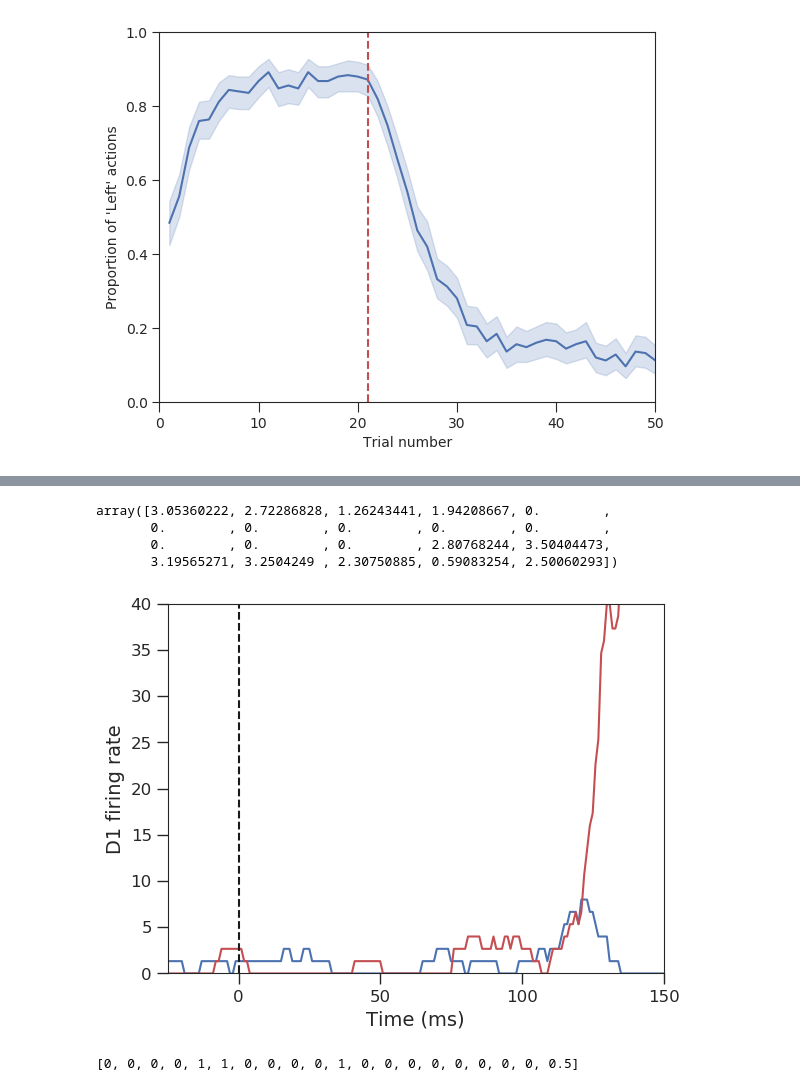
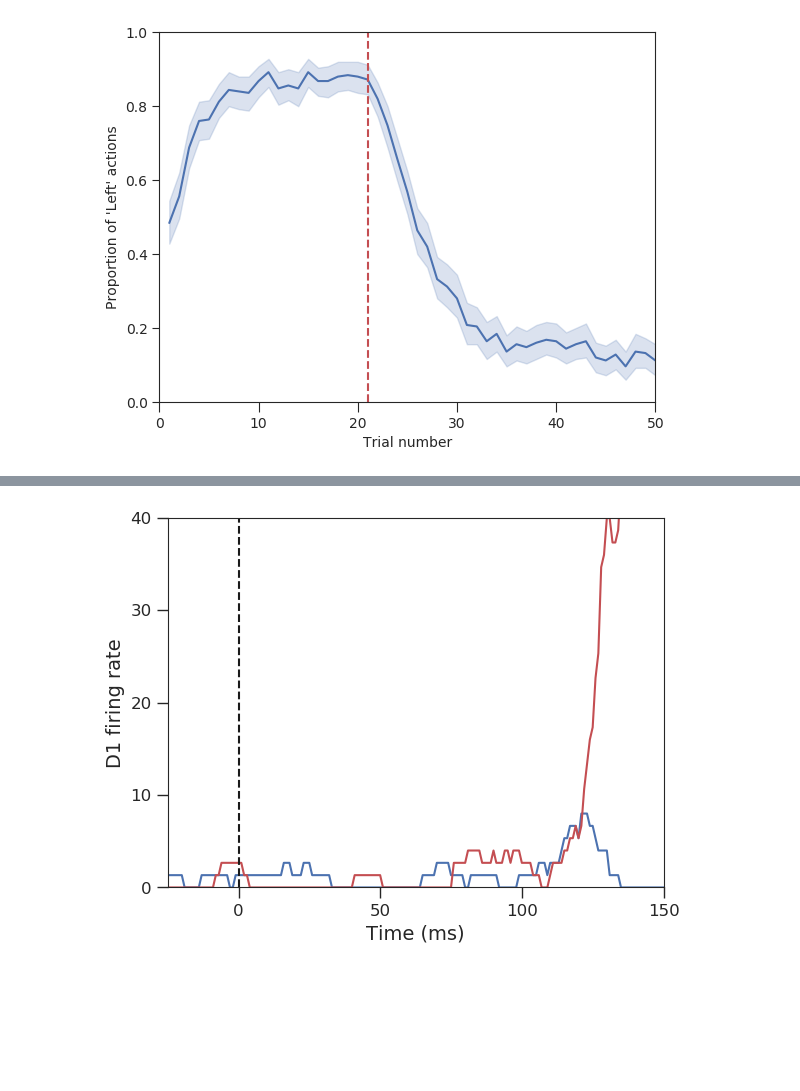
Before and after one commit to CoAxLab/AdaptiveCBGT, a Jupyter notebook: CBGT_Review_Demo.ipynb, the cells around one changed output, grey strips where cells are left out. Saved outputs shown, nothing was run; the diff lists cells and outputs as text; code cells hidden in the pictures; blank space fills up the shorter version.

```diff
--- a/CBGT_Review_Demo.ipynb
+++ b/CBGT_Review_Demo.ipynb
@@ -445,18 +187,18 @@ ng.setDirectory(saveTest)
 # %%
 # read in all population firing rates for all sims
 
-results = ng.readAllTrialResults(1,0,1,['popfreqs'])
+results = ng.readAllTrialResults(1,0,250,['popfreqs'])
 decisions = []
-for sn in range(1):
+for sn in range(250):
     decisions.append([])
     for result in results[sn]:
         decisions[sn].append(ng.findOutputs2(result)['decision made'])
 # %%
 # read in detailed info for the first 5 sims
 
-resultsB = ng.readAllTrialResults(1,0,3,['popfreqs','popweights','popQ1s','popQ2s','dopamine', 'popEs'])
+resultsB = ng.readAllTrialResults(1,0,5,['popfreqs','popweights','popQ1s','popQ2s','dopamine', 'popEs'])
 decisionsB = []
-for sn in range(1):
+for sn in range(5):
     decisionsB.append([])
     for result in resultsB[sn]:
         decisionsB[sn].append(ng.findOutputs2(result)['decision made'])
@@ -509,7 +251,7 @@ sns.set_style("ticks")
 
 plt.rcParams['axes.prop_cycle'] = cycler(color='brmrcmykg')
 
-confignum = 1
+confignum = 4
 repnum = 0
 
 result = resultsB[confignum][repnum]
@@ -544,13 +286,12 @@ result['popQ2s'].plot(x='Time (ms)', y='D1STR_0_0', ax=ax5)
 
 
 
-ax11.plot(reacttimes,reactions, marker='o', linestyle='None')
-ax11.plot(reacttimes, [1-x for x in volatile_pattern][:len(reacttimes)])
+ax11.plot(reacttimes,reactions, marker='o', linestyle='None', color='k')
 #ax11.plot([reacttimes[i] for i in [0,2,3,4]],[reactions[i] for i in [0,2,3,4]], marker='o', linestyle='None', markersize=10)
 #ax11.plot([reacttimes[i] for i in [1]],[reactions[i] for i in [1]], marker='o', linestyle='None', markersize=10)
 
 ax11.set_ylim(-0.25,1.25)
-#ax11.set_xlim(0,reacttimes[4]+700)
+ax11.set_xlim(0,reacttimes[4]+700)
 
 ax1.set_ylim(.0,125)
 ax2.set_ylim(.0,125)
@@ -607,5 +348,5 @@ ax7.locator_params(axis = 'y', nbins = 2)
 ax8.locator_params(axis = 'y', nbins = 2)
 ax9.locator_params(axis = 'y', nbins = 2)
 ax11.locator_params(axis = 'y', nbins = 1)
-#plt.savefig("fig2.svg")
+plt.savefig("fig2.png",dpi=1200)
 # %% [output]
@@ -756,31 +354,19 @@ dtype: float32
-# %%
-t1_epochs
-# %% [output]
-array([3.05360222, 2.72286828, 1.26243441, 1.94208667, 0.        ,
-       0.        , 0.        , 0.        , 0.        , 0.        ,
-       0.        , 0.        , 0.        , 2.80768244, 3.50404473,
-       3.19565271, 3.2504249 , 2.30750885, 0.59083254, 2.50060293])
 # %%
-# striatum inset figure
-
 shiftedtime = result['popfreqs'].copy()
 shiftedtime['Time (ms)'] = shiftedtime['Time (ms)'] - (reacttimes[0]+600)
 f, (ax1) = plt.subplots(1, 1)
 f.set_facecolor('w')
 shiftedtime.plot(x='Time (ms)', y='D1STR_0_0', ax=ax1)
 shiftedtime.plot(x='Time (ms)', y='D1STR_1_0', ax=ax1)
 ax1.set_xlim(-25,150)
 ax1.set_ylim(0,40)
 ax1.get_legend().remove()
 ax1.set_ylabel('D1 firing rate', fontsize=14)
 ax1.set_xlabel('Time (ms)', fontsize=14)
 ax1.axvline(0, color='k', linestyle='--')
 ax1.tick_params(labelsize='large',width=1,length=8)
 ax1.locator_params(axis = 'x', nbins = 4)
-plt.savefig("fig3.svg")
+ax1.locator_params(axis = 'y', nbins = 4)
+plt.savefig("fig3.png",dpi=1200)
 # %% [output]
-[figure, old version]
+[figure, new version]
-# %%
-reactions
-# %% [output]
-[0, 0, 0, 0, 1, 1, 0, 0, 0, 0, 1, 0, 0, 0, 0, 0, 0, 0, 0, 0.5]
```
Also changed, not shown: parts of 28 cells of this notebook, 1 other file.
